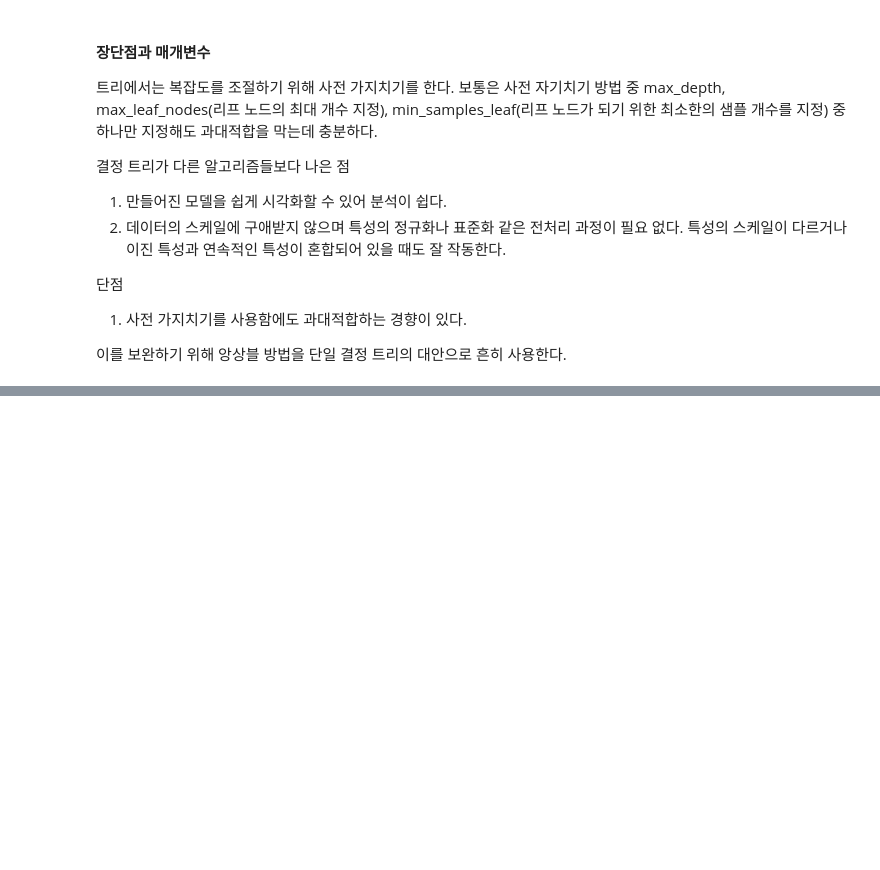
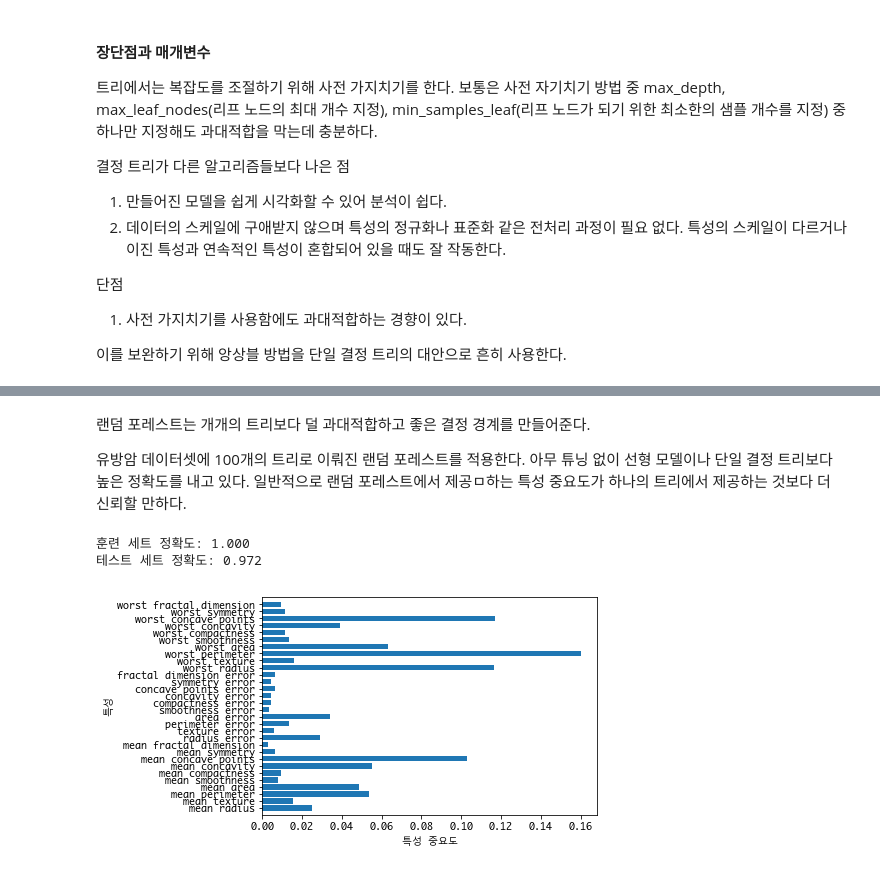
Before and after one commit to youbeebee/ML-with-Python, a Jupyter notebook: ch2.지도학습 2.3.6까지.ipynb, the cells around one changed output, grey strips where cells are left out. Cells and saved outputs as stored; diff of their text form; code cells hidden in the pictures; blank space fills up the shorter version.

```diff
--- a/ch2.지도학습.ipynb
+++ b/ch2.지도학습 2.3.6까지.ipynb
@@ -803,0 +838,18 @@ plt.legend()
+# %% [markdown]
+랜덤 포레스트는 개개의 트리보다 덜 과대적합하고 좋은 결정 경계를 만들어준다.
+
+유방암 데이터셋에 100개의 트리로 이뤄진 랜덤 포레스트를 적용한다. 아무 튜닝 없이 선형 모델이나 단일 결정 트리보다 높은 정확도를 내고 있다. 일반적으로 랜덤 포레스트에서 제공ㅁ하는 특성 중요도가 하나의 트리에서 제공하는 것보다 더 신뢰할 만하다.
+# %%
+X_train, X_test, y_train, y_test = train_test_split(
+    cancer.data, cancer.target, random_state=0)
+forest = RandomForestClassifier(n_estimators=100, random_state=0)
+forest.fit(X_train, y_train)
+
+print("훈련 세트 정확도: {:.3f}".format(forest.score(X_train, y_train)))
+print("테스트 세트 정확도: {:.3f}".format(forest.score(X_test, y_test)))
+
+plot_feature_importances_cancer(forest)
+# %% [output]
+훈련 세트 정확도: 1.000
+테스트 세트 정확도: 0.972
+[figure, added]
```
Also changed, not shown: parts of 15 cells of this notebook, 2 other files.
